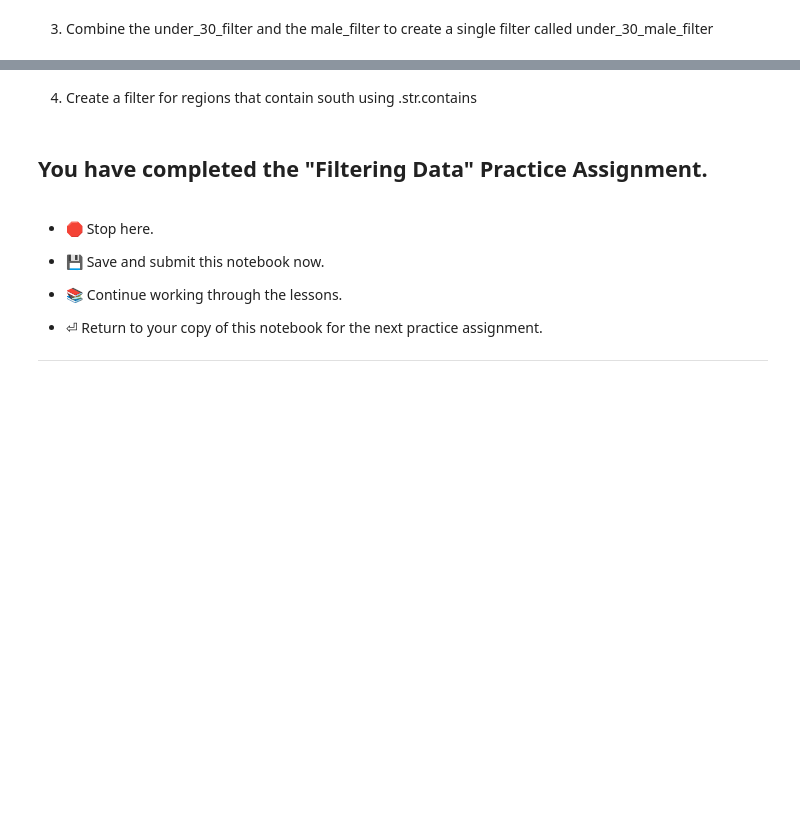
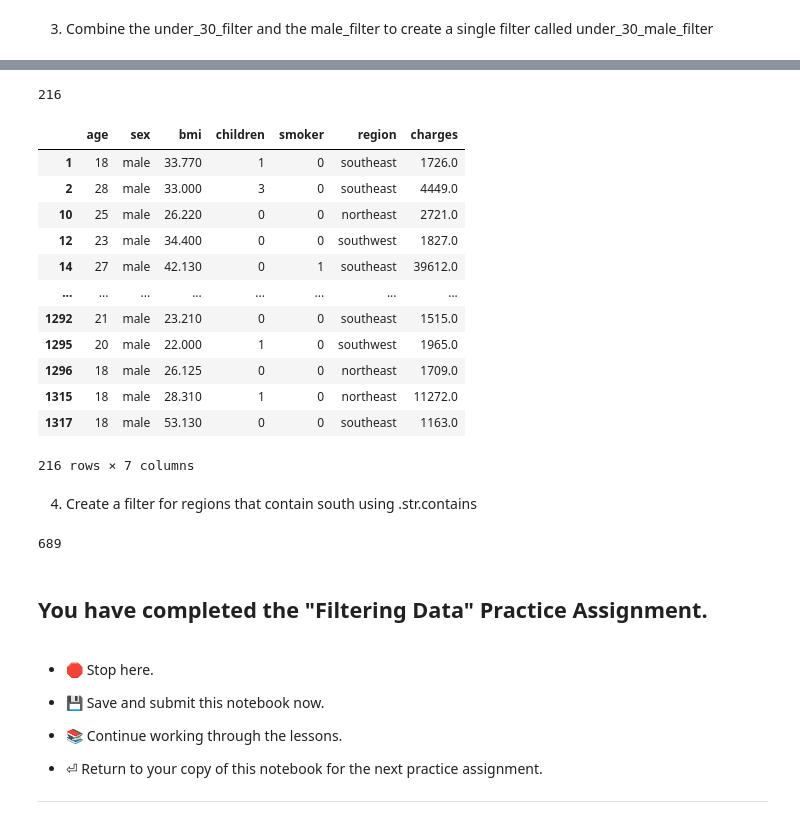
Before and after one commit to SamarBaghdadi/CodingDojo_DS_V23, a Jupyter notebook: Insurance_Data_Starter_Notebook.ipynb, the cells around one changed output, grey strips where cells are left out. Drawn from its saved outputs; the diff is of its cells as text; code cells hidden in the pictures; blank space fills up the shorter version.

```diff
--- a/Insurance_Data_Starter_Notebook.ipynb
+++ b/Insurance_Data_Starter_Notebook.ipynb
@@ -289,8 +392,26 @@ ___
 # %%
 # Get the sum of the under_30_male_filter True values
 # This is the number of customers who are both under 30 and male
+under_30_male_filter.sum()
+# %% [output]
+216
 # %%
 # Use the filter to view only rows with customers who are both under 30 and male
+df[under_30_male_filter]
+# %% [output]
+|  | age | sex | bmi | children | smoker | region | charges |
+| 1 | 18 | male | 33.770 | 1 | 0 | southeast | 1726.0 |
+| 2 | 28 | male | 33.000 | 3 | 0 | southeast | 4449.0 |
+| 10 | 25 | male | 26.220 | 0 | 0 | northeast | 2721.0 |
+| 12 | 23 | male | 34.400 | 0 | 0 | southwest | 1827.0 |
+| 14 | 27 | male | 42.130 | 0 | 1 | southeast | 39612.0 |
+| ... | ... | ... | ... | ... | ... | ... | ... |
+| 1292 | 21 | male | 23.210 | 0 | 0 | southeast | 1515.0 |
+| 1295 | 20 | male | 22.000 | 1 | 0 | southwest | 1965.0 |
+| 1296 | 18 | male | 26.125 | 0 | 0 | northeast | 1709.0 |
+| 1315 | 18 | male | 28.310 | 1 | 0 | northeast | 11272.0 |
+| 1317 | 18 | male | 53.130 | 0 | 0 | southeast | 1163.0 |
+216 rows × 7 columns
 # %% [markdown]
 4) Create a filter for regions that contain south using .str.contains
 # %%
@@ -298,5 +420,9 @@ ___
 # %%
 # Use the filter to view only rows with regions containing "south"
+region_south_filter
+region_south_filter.sum()
+# %% [output]
+689
 # %% [markdown]
 ## You have completed the "Filtering Data" Practice Assignment.
 # %% [markdown]
```
Also changed, not shown: parts of 12 cells of this notebook.
